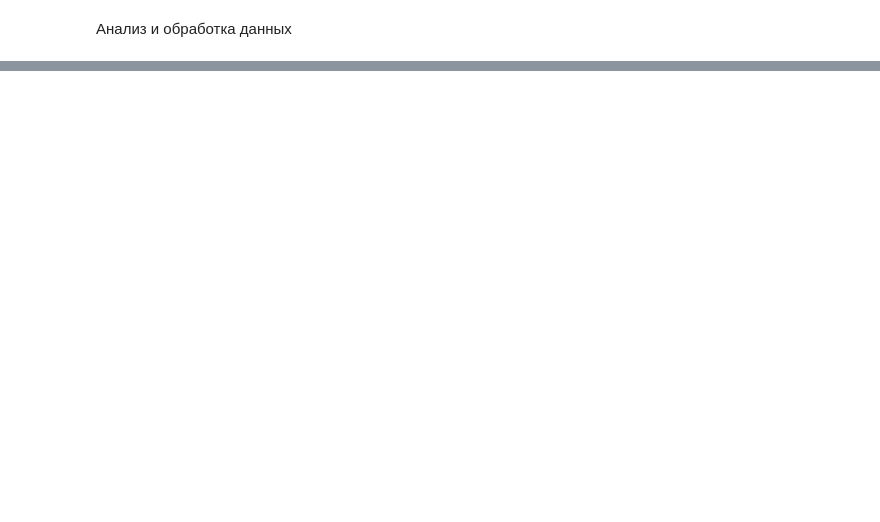
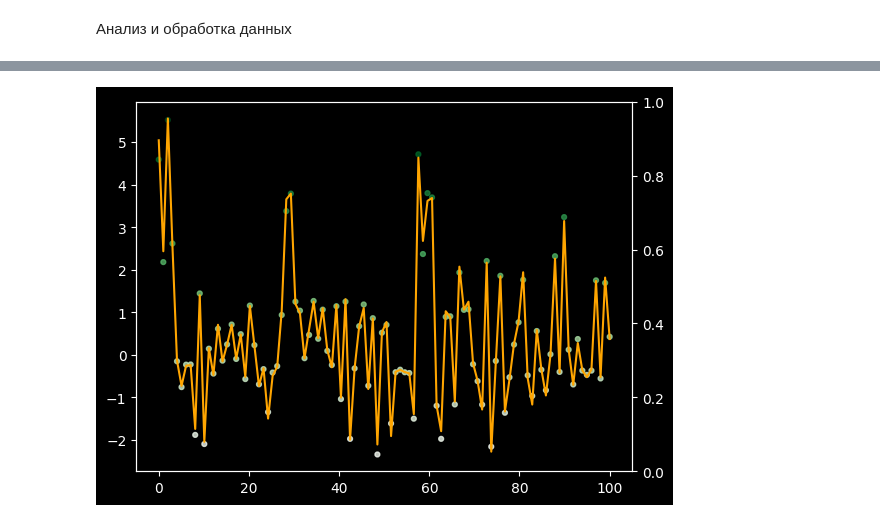
Before and after one commit to Asdergh/LDTProject, a Jupyter notebook: data_analization.ipynb, the cells around one changed output, grey strips where cells are left out. Saved outputs shown, nothing was run; the diff lists cells and outputs as text; code cells hidden in the pictures; blank space fills up the shorter version.

```diff
--- a/data_analization.ipynb
+++ b/data_analization.ipynb
@@ -735,0 +750,14 @@ def show_data(collection_name):
+# %%
+model_predictions = regression_model.predict(result_dataset_tensor)
+model_predictions = np.resize(model_predictions, (100, ))
+
+fig, axis = plt.subplots()
+
+axis.scatter(np.linspace(0, result_dataset_labels.shape[0], result_dataset_labels.shape[0]),
+                result_dataset_labels, c=result_dataset_labels, cmap="Greens", s=12.12, alpha=0.78)
+axis_1 = axis.twinx()
+axis.plot(np.linspace(0, model_predictions.shape[0], model_predictions.shape[0]),
+                model_predictions, color="orange")
+
+plt.show()
+# %% [output]
@@ -735,0 +765 @@ def show_data(collection_name):
+[figure, added]
```
Also changed, not shown: parts of 29 cells of this notebook, 6 other files.
